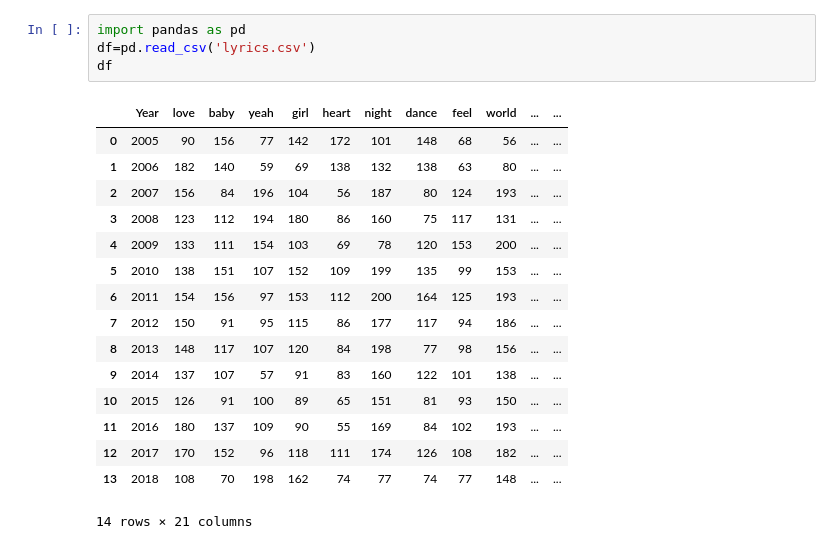
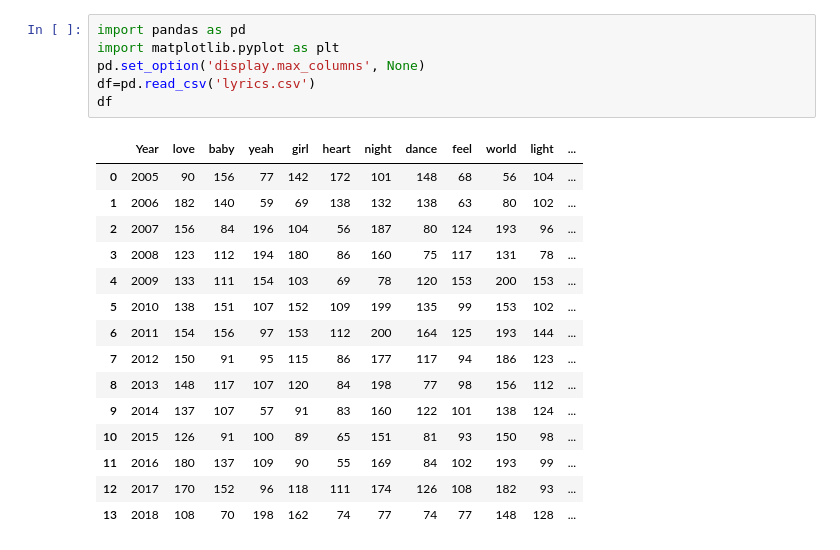
Before and after one commit to zijianc2/IS310-project, a Jupyter notebook: Untitled-1.ipynb, the cells around one changed output. Saved outputs shown, nothing was run; the diff lists cells and outputs as text.

```diff
--- a/Untitled-1.ipynb
+++ b/Untitled-1.ipynb
@@ -1,21 +1,22 @@
 # %%
 import pandas as pd
+import matplotlib.pyplot as plt
+pd.set_option('display.max_columns', None)
 df=pd.read_csv('lyrics.csv')
 df
 # %% [output]
-|  | Year | love | baby | yeah | girl | heart | night | dance | feel | world | ... | ... |
-| 0 | 2005 | 90 | 156 | 77 | 142 | 172 | 101 | 148 | 68 | 56 | ... | ... |
-| 1 | 2006 | 182 | 140 | 59 | 69 | 138 | 132 | 138 | 63 | 80 | ... | ... |
-| 2 | 2007 | 156 | 84 | 196 | 104 | 56 | 187 | 80 | 124 | 193 | ... | ... |
-| 3 | 2008 | 123 | 112 | 194 | 180 | 86 | 160 | 75 | 117 | 131 | ... | ... |
-| 4 | 2009 | 133 | 111 | 154 | 103 | 69 | 78 | 120 | 153 | 200 | ... | ... |
-| 5 | 2010 | 138 | 151 | 107 | 152 | 109 | 199 | 135 | 99 | 153 | ... | ... |
-| 6 | 2011 | 154 | 156 | 97 | 153 | 112 | 200 | 164 | 125 | 193 | ... | ... |
-| 7 | 2012 | 150 | 91 | 95 | 115 | 86 | 177 | 117 | 94 | 186 | ... | ... |
-| 8 | 2013 | 148 | 117 | 107 | 120 | 84 | 198 | 77 | 98 | 156 | ... | ... |
-| 9 | 2014 | 137 | 107 | 57 | 91 | 83 | 160 | 122 | 101 | 138 | ... | ... |
-| 10 | 2015 | 126 | 91 | 100 | 89 | 65 | 151 | 81 | 93 | 150 | ... | ... |
-| 11 | 2016 | 180 | 137 | 109 | 90 | 55 | 169 | 84 | 102 | 193 | ... | ... |
-| 12 | 2017 | 170 | 152 | 96 | 118 | 111 | 174 | 126 | 108 | 182 | ... | ... |
-| 13 | 2018 | 108 | 70 | 198 | 162 | 74 | 77 | 74 | 77 | 148 | ... | ... |
+|  | Year | love | baby | yeah | girl | heart | night | dance | feel | world | light | ... |
+| 0 | 2005 | 90 | 156 | 77 | 142 | 172 | 101 | 148 | 68 | 56 | 104 | ... |
+| 1 | 2006 | 182 | 140 | 59 | 69 | 138 | 132 | 138 | 63 | 80 | 102 | ... |
+| 2 | 2007 | 156 | 84 | 196 | 104 | 56 | 187 | 80 | 124 | 193 | 96 | ... |
+| 3 | 2008 | 123 | 112 | 194 | 180 | 86 | 160 | 75 | 117 | 131 | 78 | ... |
+| 4 | 2009 | 133 | 111 | 154 | 103 | 69 | 78 | 120 | 153 | 200 | 153 | ... |
+| 5 | 2010 | 138 | 151 | 107 | 152 | 109 | 199 | 135 | 99 | 153 | 102 | ... |
+| 6 | 2011 | 154 | 156 | 97 | 153 | 112 | 200 | 164 | 125 | 193 | 144 | ... |
+| 7 | 2012 | 150 | 91 | 95 | 115 | 86 | 177 | 117 | 94 | 186 | 123 | ... |
+| 8 | 2013 | 148 | 117 | 107 | 120 | 84 | 198 | 77 | 98 | 156 | 112 | ... |
+| 9 | 2014 | 137 | 107 | 57 | 91 | 83 | 160 | 122 | 101 | 138 | 124 | ... |
+| 10 | 2015 | 126 | 91 | 100 | 89 | 65 | 151 | 81 | 93 | 150 | 98 | ... |
+| 11 | 2016 | 180 | 137 | 109 | 90 | 55 | 169 | 84 | 102 | 193 | 99 | ... |
+| 12 | 2017 | 170 | 152 | 96 | 118 | 111 | 174 | 126 | 108 | 182 | 93 | ... |
+| 13 | 2018 | 108 | 70 | 198 | 162 | 74 | 77 | 74 | 77 | 148 | 128 | ... |
-14 rows × 21 columns
```
Also changed, not shown: parts of 5 cells of this notebook.
